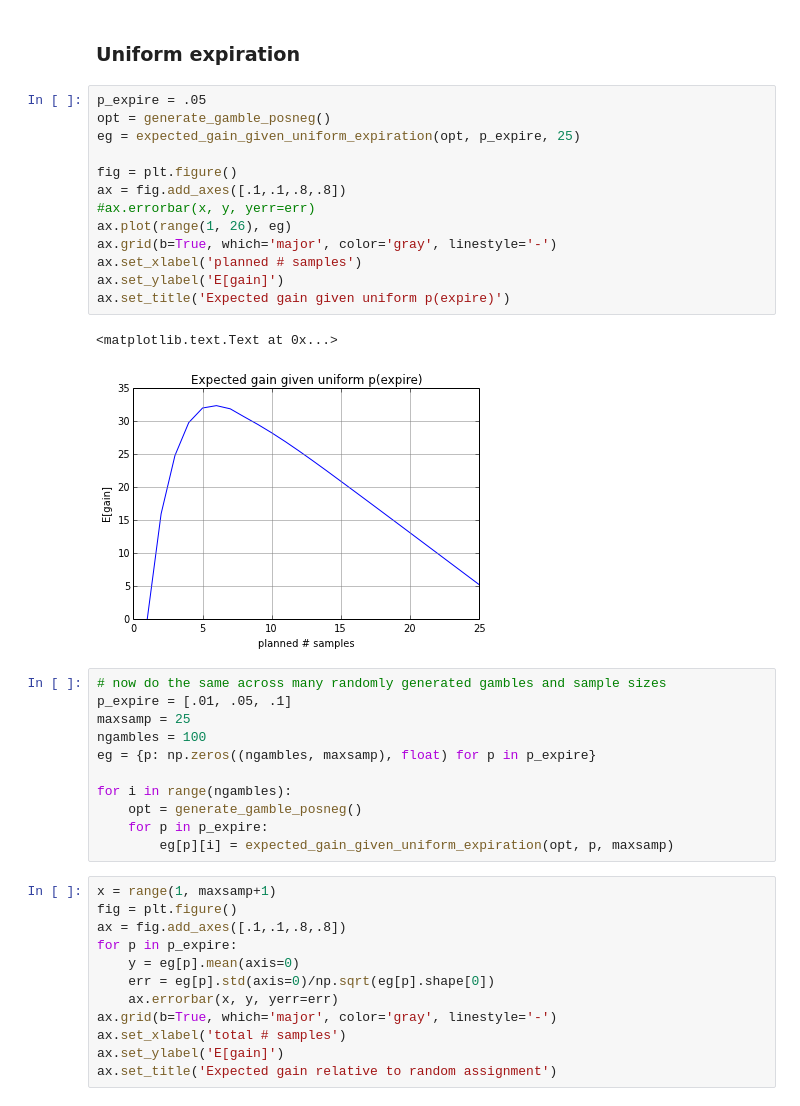
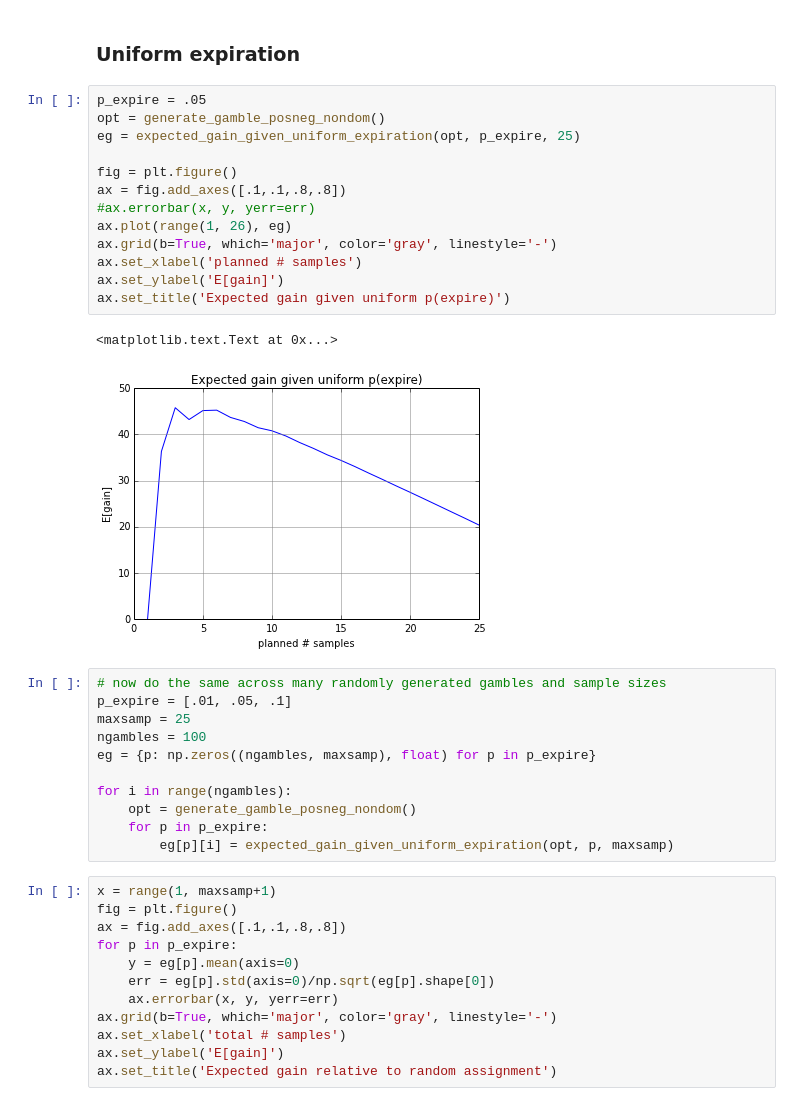
Before and after one commit to dmarkant/CompetitiveSampling, a Jupyter notebook: model/model-expiration.ipynb, the cells around one changed output. Saved outputs shown, nothing was run; the diff lists cells and outputs as text.

```diff
--- a/model/model-expiration.ipynb
+++ b/model/model-expiration.ipynb
@@ -84,20 +106,20 @@ But, what if you are uncertain about when the expiration will occur?
 ### Uniform expiration
 # %%
 p_expire = .05
-opt = generate_gamble_posneg()
+opt = generate_gamble_posneg_nondom()
 eg = expected_gain_given_uniform_expiration(opt, p_expire, 25)
 
 fig = plt.figure()
 ax = fig.add_axes([.1,.1,.8,.8])
 #ax.errorbar(x, y, yerr=err)
 ax.plot(range(1, 26), eg)
 ax.grid(b=True, which='major', color='gray', linestyle='-')
 ax.set_xlabel('planned # samples')
 ax.set_ylabel('E[gain]')
 ax.set_title('Expected gain given uniform p(expire)')
 # %% [output]
 <matplotlib.text.Text at 0x...>
-[figure, old version]
+[figure, new version]
 # %%
 # now do the same across many randomly generated gambles and sample sizes
 p_expire = [.01, .05, .1]
@@ -106,7 +128,7 @@ ngambles = 100
 eg = {p: np.zeros((ngambles, maxsamp), float) for p in p_expire}
 
 for i in range(ngambles):
-    opt = generate_gamble_posneg()
+    opt = generate_gamble_posneg_nondom()
     for p in p_expire:
         eg[p][i] = expected_gain_given_uniform_expiration(opt, p, maxsamp)
 # %%
```
Also changed, not shown: parts of 25 cells of this notebook, 2 other files.
